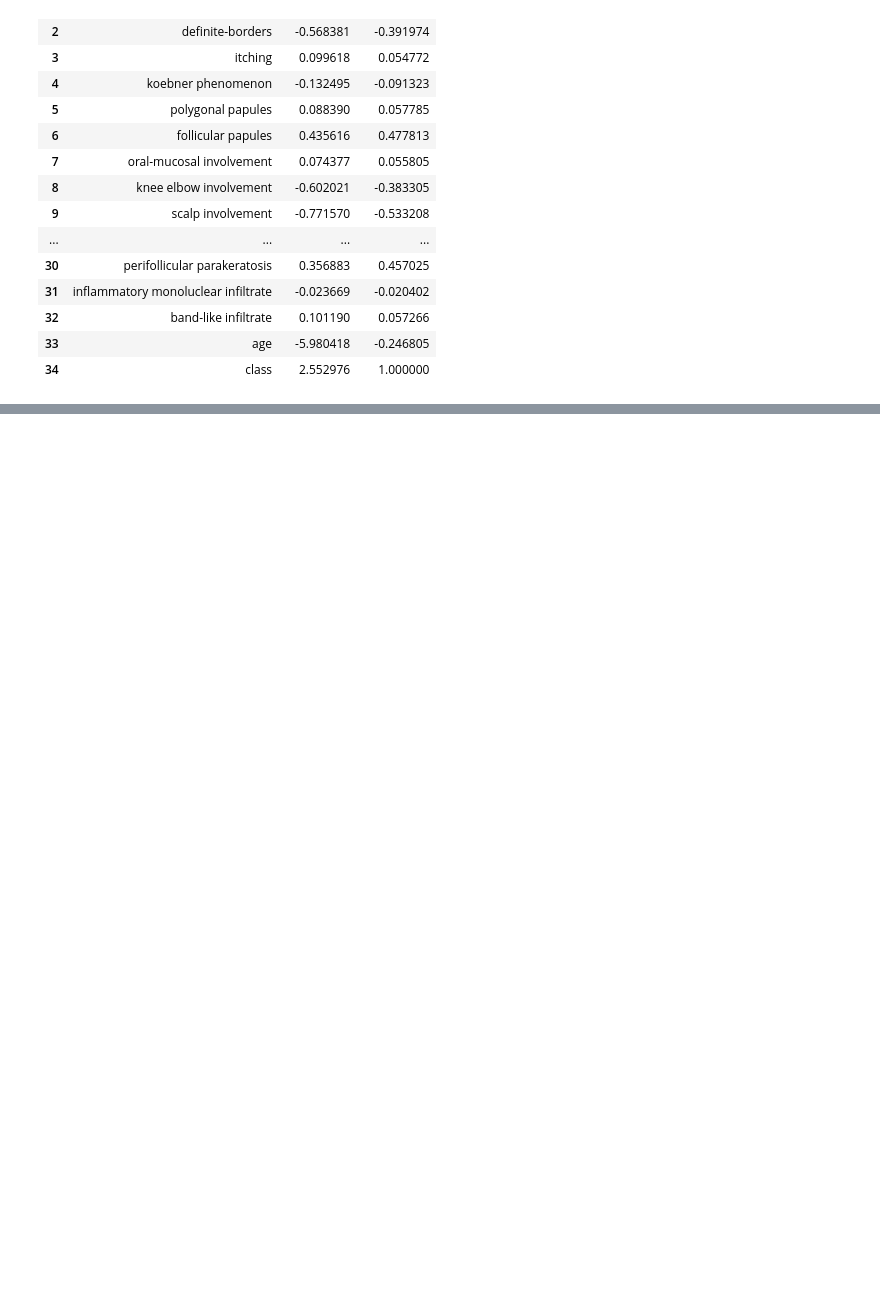
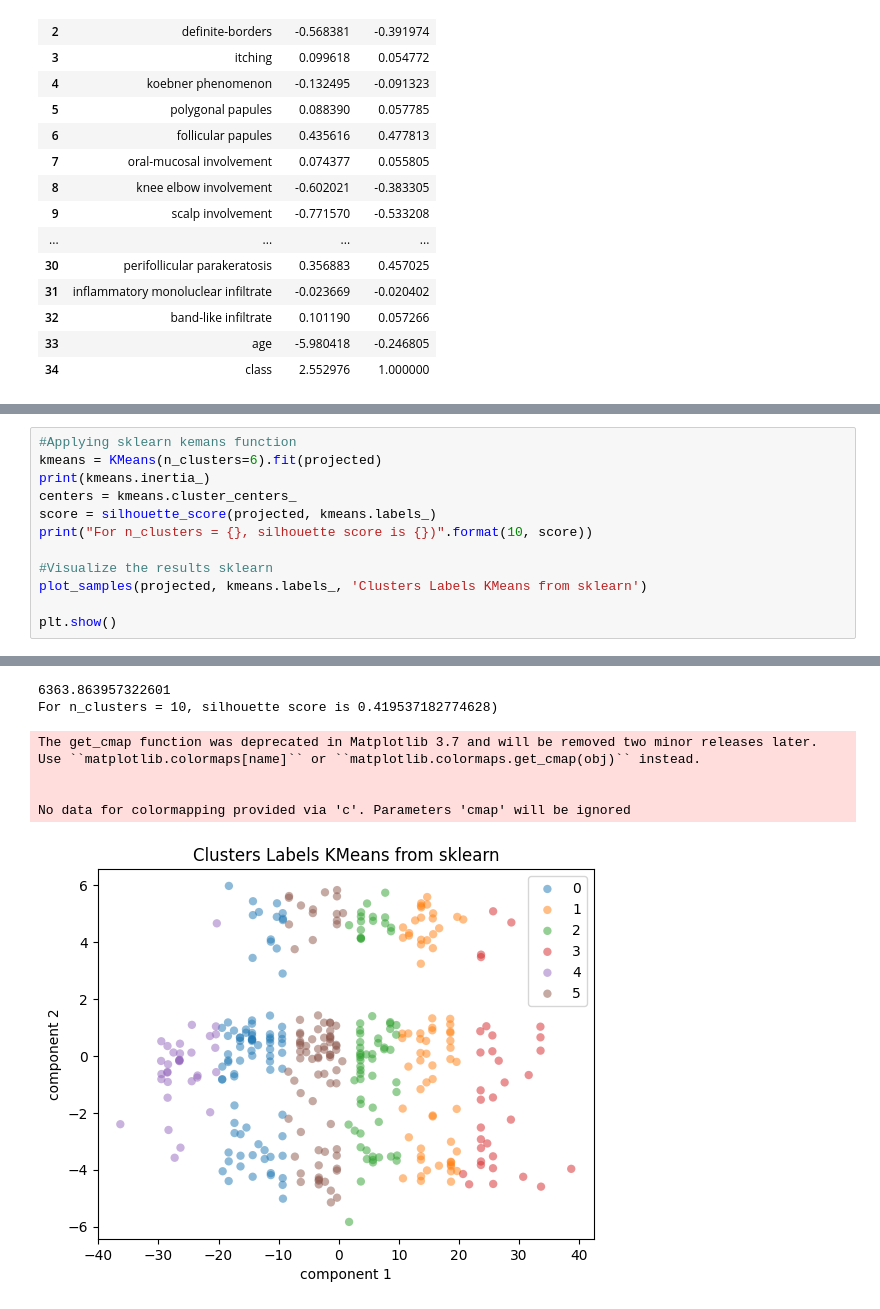
Before and after one commit to giovannaFantacini/KDD_DatasetDermatology, a Jupyter notebook: Mineracao.ipynb, the cells around one changed output, grey strips where cells are left out. Cells and saved outputs as stored; diff of their text form; blank space fills up the shorter version.

```diff
--- a/Mineracao.ipynb
+++ b/Mineracao.ipynb
@@ -1478,0 +1583,13 @@ display(table_measures)
+# %%
+#Applying sklearn kemans function
+kmeans = KMeans(n_clusters=6).fit(projected)
+print(kmeans.inertia_)
+centers = kmeans.cluster_centers_
+score = silhouette_score(projected, kmeans.labels_)
+print("For n_clusters = {}, silhouette score is {})".format(10, score))
+
+#Visualize the results sklearn
+plot_samples(projected, kmeans.labels_, 'Clusters Labels KMeans from sklearn')
+
+plt.show()
+# %% [output]
@@ -1478,0 +1597,7 @@ display(table_measures)
+6363.863957322601
+For n_clusters = 10, silhouette score is 0.419537182774628)
+The get_cmap function was deprecated in Matplotlib 3.7 and will be removed two minor releases later. Use ``matplotlib.colormaps[name]`` or ``matplotlib.colormaps.get_cmap(obj)`` instead.
+
+
+No data for colormapping provided via 'c'. Parameters 'cmap' will be ignored
+[figure, added]
```
Also changed, not shown: parts of 34 cells of this notebook.
